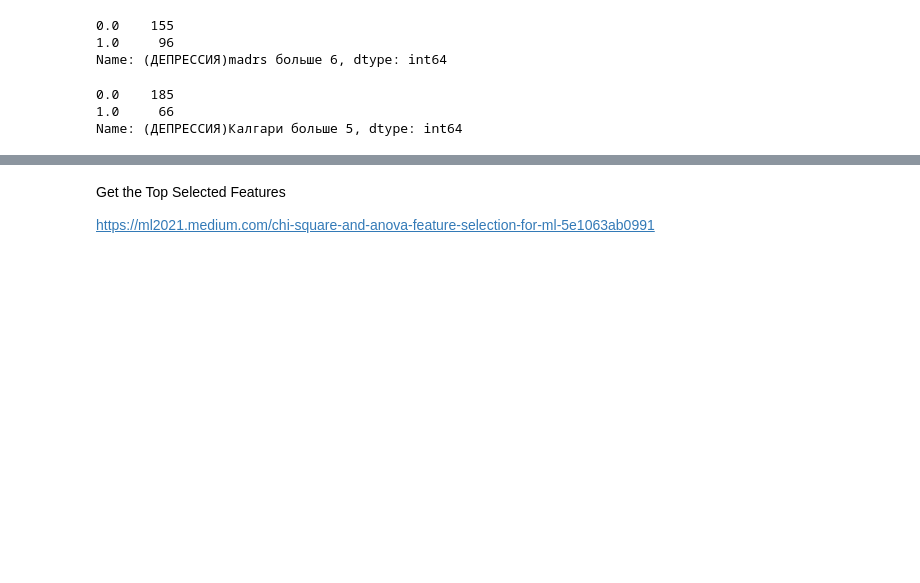
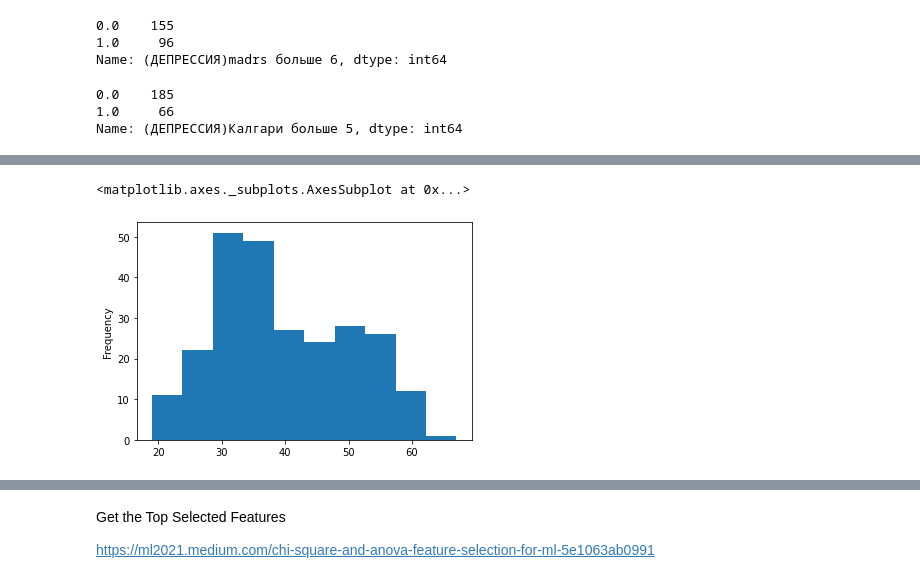
Before and after one commit to Nikitaion/mental_disorders, a Jupyter notebook: mental_disorders.ipynb, the cells around one changed output, grey strips where cells are left out. Saved outputs shown, nothing was run; the diff lists cells and outputs as text; code cells hidden in the pictures; blank space fills up the shorter version.

```diff
--- a/mental_disorders.ipynb
+++ b/mental_disorders.ipynb
@@ -315,0 +333,5 @@ X = data.drop(columns=['(СОН)psqi больше 6', '(ТРЕВОГА)Гаии
+# %%
+X['Полных лет'].plot.hist()
+# %% [output]
+<matplotlib.axes._subplots.AxesSubplot at 0x...>
+[figure, added]
```
Also changed, not shown: parts of 65 cells of this notebook.
